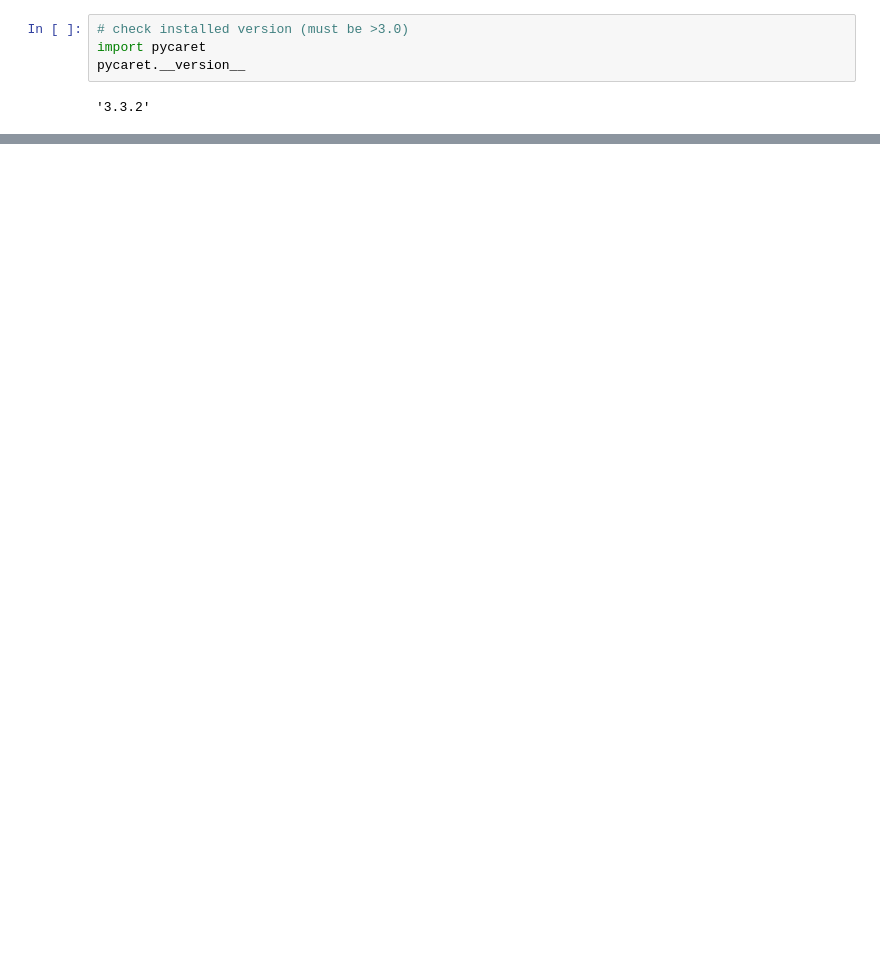
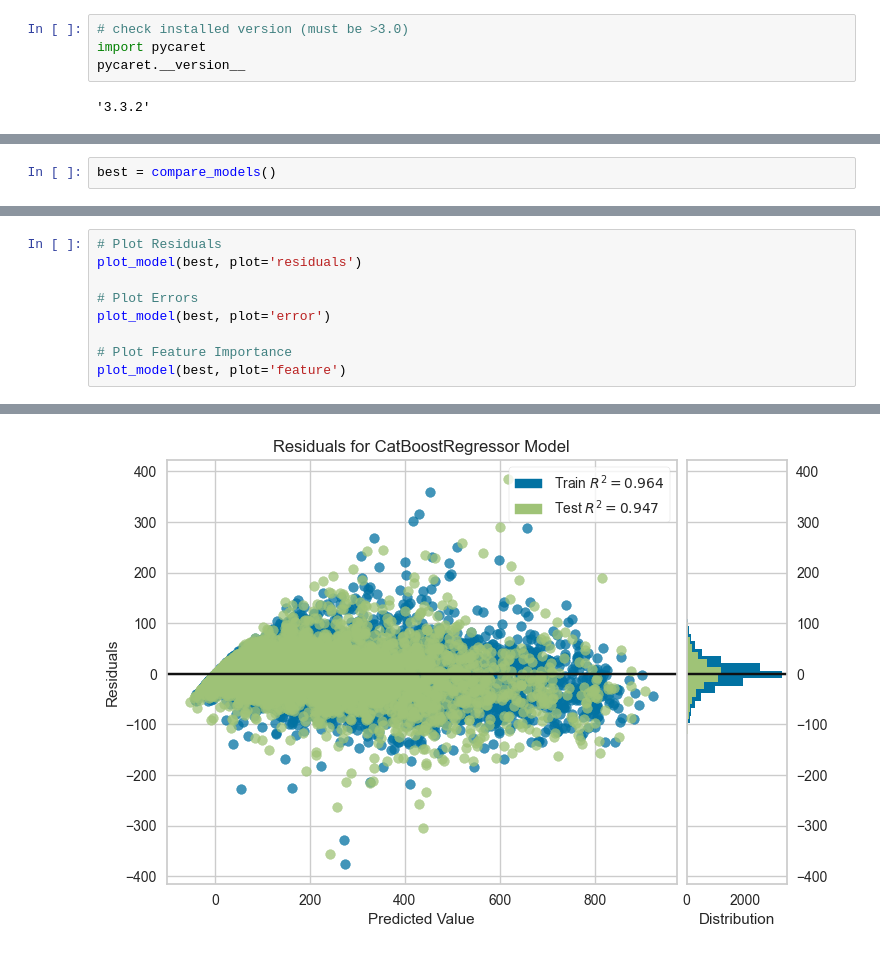
Before and after one commit to ZackOverend/Bike-Share-ML-Research, a Jupyter notebook: Zackary-Overend-Final.ipynb, the cells around one changed output, grey strips where cells are left out. Saved outputs shown, nothing was run; the diff lists cells and outputs as text; blank space fills up the shorter version.

```diff
--- a/Zackary-Overend-Final.ipynb
+++ b/Zackary-Overend-Final.ipynb
@@ -46,0 +74,2 @@ OSError: dlopen(/Library/Frameworks/Python.framework/Versions/3.10/lib/python3.1
+# %%
+best = compare_models()
@@ -46,0 +96,10 @@ OSError: dlopen(/Library/Frameworks/Python.framework/Versions/3.10/lib/python3.1
+# %%
+# Plot Residuals
+plot_model(best, plot='residuals')
+
+# Plot Errors
+plot_model(best, plot='error')
+
+# Plot Feature Importance
+plot_model(best, plot='feature')
+# %% [output]
@@ -46,0 +107 @@ OSError: dlopen(/Library/Frameworks/Python.framework/Versions/3.10/lib/python3.1
+[figure, added]
```
Also changed, not shown: parts of 9 cells of this notebook, 7 other files.
